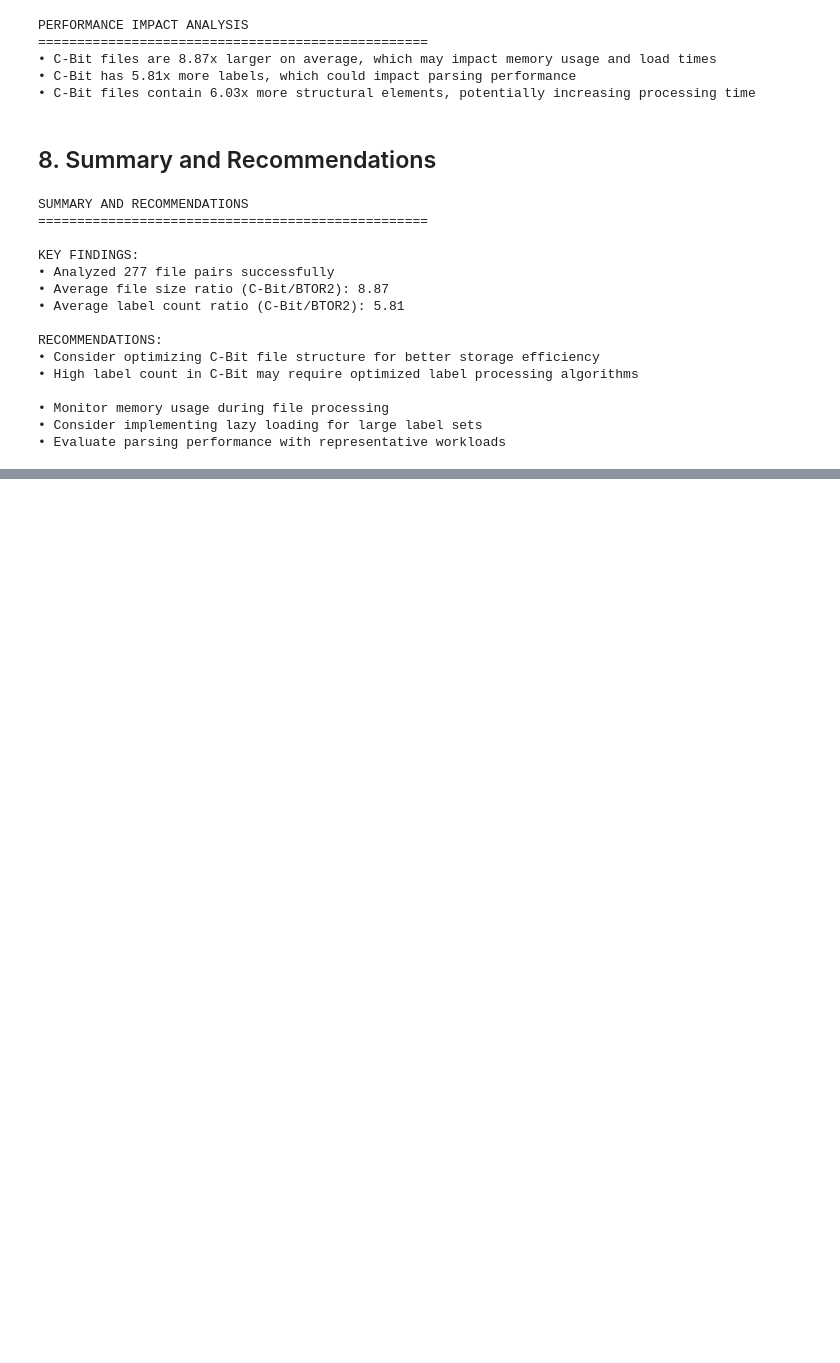
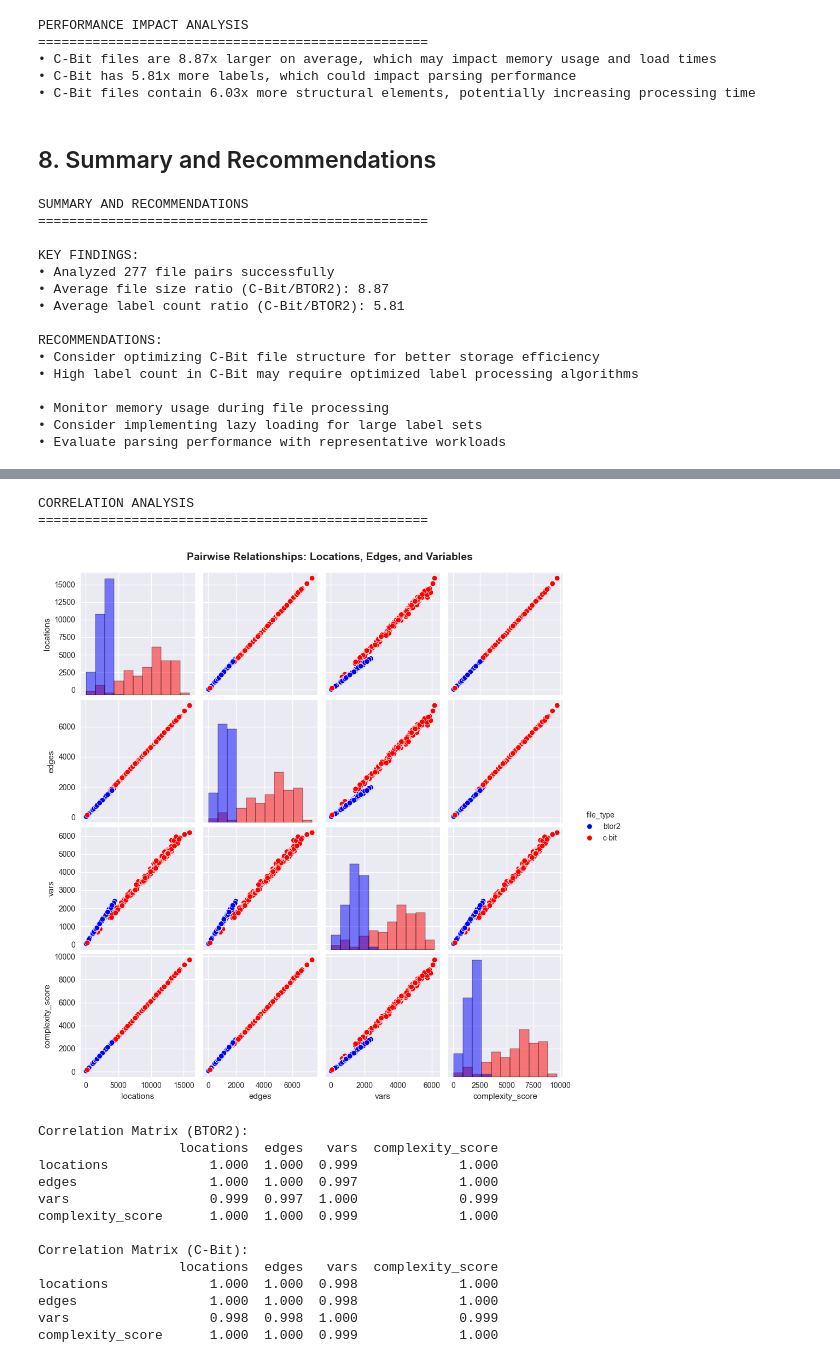
Before and after one commit to szaboeva2004/latex-template-ftsrg, a Jupyter notebook: tdk/jupyter/xcfa_analysis.ipynb, the cells around one changed output, grey strips where cells are left out. Cells and saved outputs as stored; diff of their text form; code cells hidden in the pictures; blank space fills up the shorter version.

```diff
--- a/tdk/jupyter/xcfa_analysis.ipynb
+++ b/tdk/jupyter/xcfa_analysis.ipynb
@@ -75,9 +75,20 @@ def analyze_json_structure(file_path):
         variable_info = []
         procedure_info = []
 
+        # NEW: Count variables in main procedure
+        main_procedure_vars_count = 0
+
         def analyze_element(element, path=""):
+            nonlocal main_procedure_vars_count
+
             if isinstance(element, dict):
                 element_counts['objects'] += 1
+
+                # NEW: Check if this is the main procedure with variables
+                if (element.get('name') == 'main' and 'vars' in element and
+                    isinstance(element['vars'], list)):
+                    main_procedure_vars_count = len(element['vars'])
+
                 for key, value in element.items():
                     analyze_element(value, f"{path}.{key}" if path else key)
             elif isinstance(element, list):
@@ -91,7 +102,7 @@ def analyze_json_structure(file_path):
                 if 'label' in path.lower():
                     if isinstance(element, str) and len(element) > 1:
                         label_sequences.append(element)
-                elif 'variable' in path.lower():
+                elif 'vars' in path.lower():
                     variable_info.append({'path': path, 'value': str(element)})
                 elif 'procedure' in path.lower() or 'func' in path.lower():
                     procedure_info.append({'path': path, 'value': str(element)})
@@ -102,6 +113,9 @@ def analyze_json_structure(file_path):
         analysis['variable_info'] = variable_info
         analysis['procedure_info'] = procedure_info
         analysis['unique_labels'] = len(set(label_sequences))
+
+        # NEW: Add main procedure variable count to analysis
+        analysis['main_procedure_vars_count'] = main_procedure_vars_count
 
     elif isinstance(data, list):
         analysis['root_type'] = 'list'
@@ -151,6 +165,10 @@ def compare_file_pairs(btor2_analysis, cbit_analysis):
     # Label comparison
     comparison['label_count_ratio'] = cbit_analysis['unique_labels'] / btor2_analysis['unique_labels'] if btor2_analysis['unique_labels'] > 0 else 0
 
+    # NEW: Compare main procedure variable counts
+    if 'main_procedure_vars_count' in cbit_analysis:
+        comparison['main_procedure_vars_count'] = cbit_analysis['main_procedure_vars_count']
+
     return comparison
 # %% [markdown]
 ## 3. Comprehensive Analysis
@@ -456,0 +805,42 @@ RECOMMENDATIONS:
+# %%
+# Additional Visualization: Correlation Analysis
+print("\nCORRELATION ANALYSIS")
+print("=" * 50)
+
+if not main_proc_df.empty:
+    # Select numeric columns for correlation
+    numeric_cols = ['locations', 'edges', 'vars', 'complexity_score']
+    correlation_data = main_proc_df[numeric_cols + ['file_type']]
+
+    # Create a pairplot to show relationships
+    g = sns.pairplot(correlation_data, hue='file_type', diag_kind='hist',
+                    palette={'btor2': 'blue', 'c-bit': 'red'})
+    g.fig.suptitle('Pairwise Relationships: Locations, Edges, and Variables',
+                   y=1.02, fontsize=14, fontweight='bold')
+    plt.show()
+
+    # Correlation matrix
+    print("Correlation Matrix (BTOR2):")
+    btor2_corr = main_proc_df[main_proc_df['file_type'] == 'btor2'][numeric_cols].corr()
+    print(btor2_corr.round(3))
+
+    print("\nCorrelation Matrix (C-Bit):")
+    cbit_corr = main_proc_df[main_proc_df['file_type'] == 'c-bit'][numeric_cols].corr()
+    print(cbit_corr.round(3))
+# %% [output]
+CORRELATION ANALYSIS
+==================================================
+[figure, added]
+Correlation Matrix (BTOR2):
+                  locations  edges   vars  complexity_score
+locations             1.000  1.000  0.999             1.000
+edges                 1.000  1.000  0.997             1.000
+vars                  0.999  0.997  1.000             0.999
+complexity_score      1.000  1.000  0.999             1.000
+
+Correlation Matrix (C-Bit):
+                  locations  edges   vars  complexity_score
+locations             1.000  1.000  0.998             1.000
+edges                 1.000  1.000  0.998             1.000
+vars                  0.998  0.998  1.000             0.999
+complexity_score      1.000  1.000  0.999             1.000
```
Also changed, not shown: parts of 5 cells of this notebook, 2 other files.
